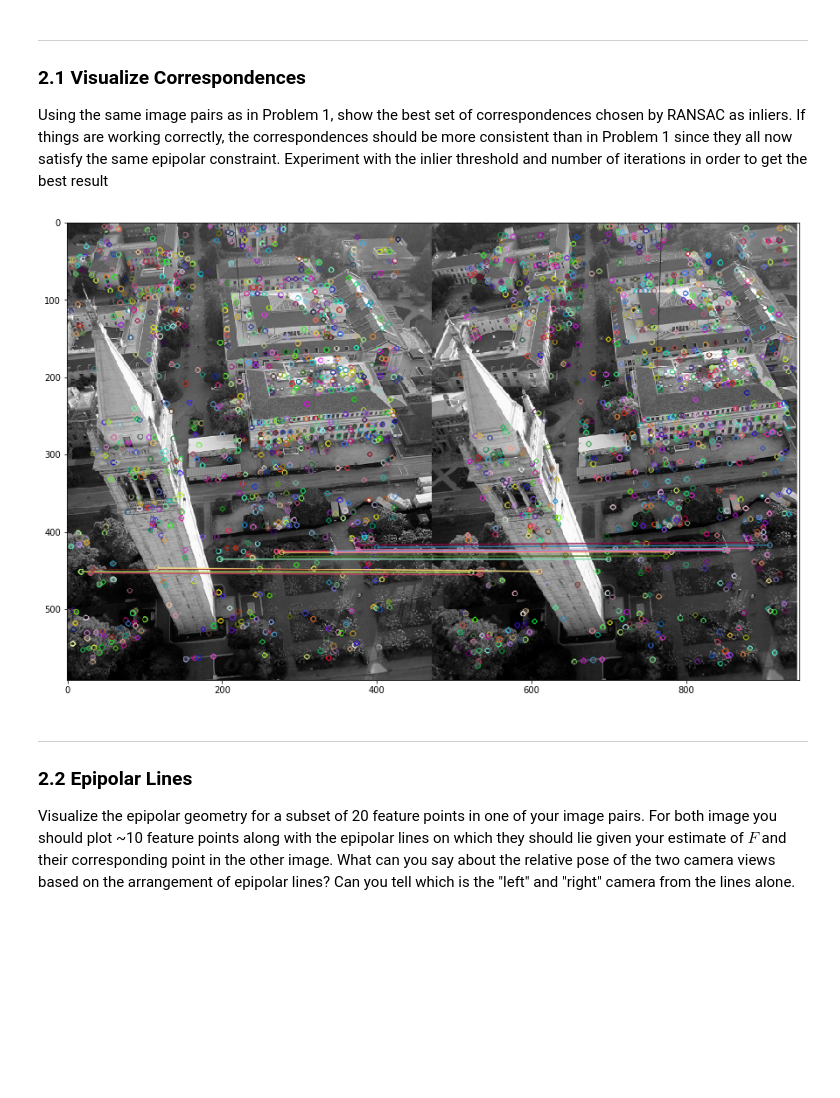
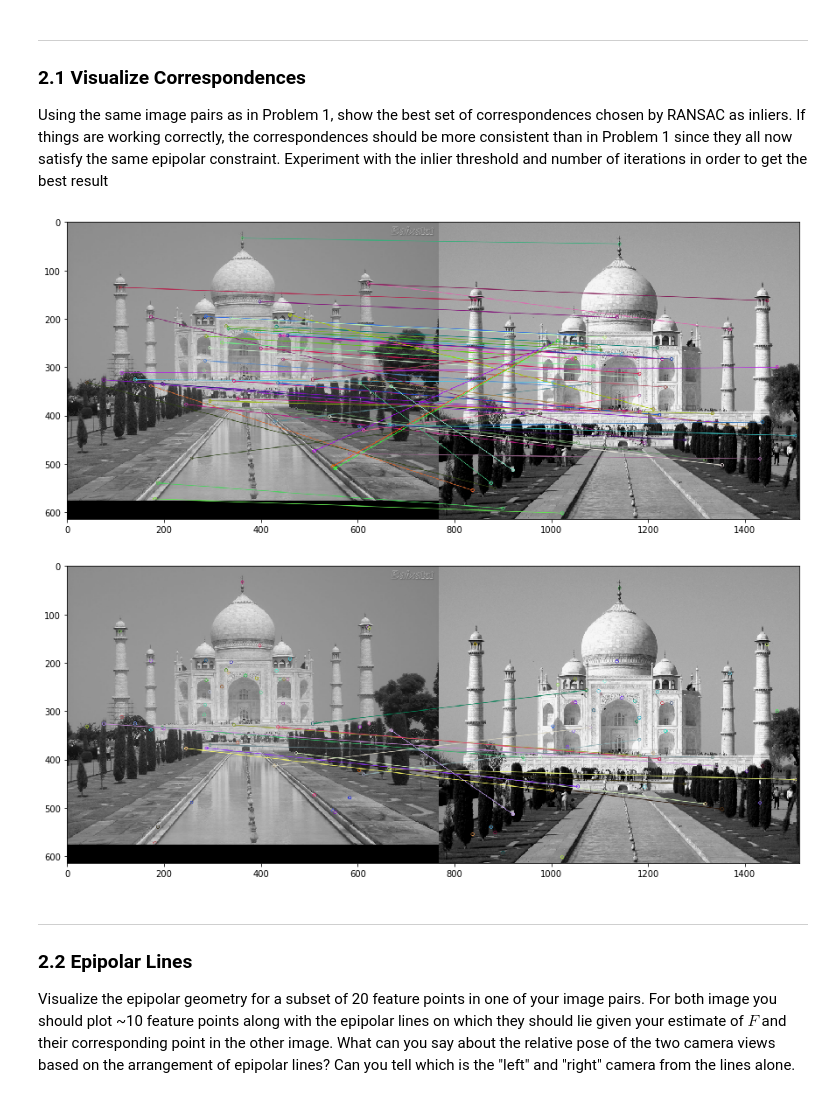
Before and after one commit to SaadManzur/Fundamental-Matrix-Computation, a Jupyter notebook: assignment2.ipynb, the cells around one changed output. Drawn from its saved outputs; the diff is of its cells as text; code cells hidden in the pictures; blank space fills up the shorter version.

```diff
--- a/assignment2.ipynb
+++ b/assignment2.ipynb
@@ -139,13 +139,13 @@ def getMatches(img1,img2):
 
 Write code below to exercise your **getMatches** function.  Choose a pair of images you want to work with.  I've provided a few examples but you are encouraged to take your own photos or use some images off the web. Visualize the resulting set of candidate matches.  You can either modify your **getMatches** function to also return the **cv2** keypoint data structures and use **cv2.drawMatchesKnn**, or alternately come up with your own visualization technique to show correpsondences.
 # %%
-img1 = opencv.imread('data/E.jpg')
+img1 = opencv.imread('data/G.jpg')
 img1 = opencv.cvtColor(img1, opencv.COLOR_BGR2RGB)
 gray1 = opencv.cvtColor(img1, opencv.COLOR_RGB2GRAY)
 dim1 = (0.6*np.asarray(gray1.shape)).astype(int)
 gray1 = opencv.resize(gray1, (dim1[1], dim1[0]))
 
-img2 = opencv.imread('data/F.jpg')
+img2 = opencv.imread('data/H.jpg')
 img2 = opencv.cvtColor(img2, opencv.COLOR_BGR2RGB)
 gray2 = opencv.cvtColor(img2, opencv.COLOR_RGB2GRAY)
 dim2 = (0.6*np.asarray(gray2.shape)).astype(int)
@@ -310,7 +310,7 @@ def fitFundamentalRANSAC(pts2L,pts2R,thresh,niter):
 
     """
 
-    MIN_INLIER_COUNT = 12
+    MIN_INLIER_COUNT = 6
 
     maxInlier = 0
     inliers = []
@@ -341,7 +341,7 @@ def fitFundamentalRANSAC(pts2L,pts2R,thresh,niter):
                     currentInliers.append(j)
 
         if len(currentInliers) > MIN_INLIER_COUNT:
-            np.append(np.asarray(currentInliers), modelIndices)
+            #np.append(np.asarray(currentInliers), modelIndices)
 
             F, fiterror = fitFundamental(pts2L[:,currentInliers], pts2R[:,currentInliers])
             #F, fiterror = fitFundamentalFromOpenCV(pts2L[:,currentInliers], pts2R[:,currentInliers])
@@ -349,6 +349,7 @@ def fitFundamentalRANSAC(pts2L,pts2R,thresh,niter):
                 continue
 
             if fiterror < chosenFiterror:
+                currentInliers = np.append(np.asarray(currentInliers), modelIndices)
                 inliers = currentInliers
                 maxInlier = len(currentInliers)
                 chosenF = F
@@ -364,5 +365,5 @@ def fitFundamentalRANSAC(pts2L,pts2R,thresh,niter):
 #  correctly eliminates them.
 #
 
-F, inliers, fiterror = fitFundamentalRANSAC(pts1, pts2, 0.001, 1000)
+F, inliers, fiterror = fitFundamentalRANSAC(pts1, pts2, 4e-5, 100000)
 # %% [output]
@@ -381,29 +384,36 @@ Using the same image pairs as in Problem 1, show the best set of correspondences
 inliers. If things are working correctly, the correspondences should be more consistent than in Problem 1 since
 they all now satisfy the same epipolar constraint. Experiment with the inlier threshold and number of iterations in order to get the best result
 # %%
-img1 = opencv.imread('data/E.jpg')
+img1 = opencv.imread('data/G.jpg')
 img1 = opencv.cvtColor(img1, opencv.COLOR_BGR2RGB)
 gray1 = opencv.cvtColor(img1, opencv.COLOR_RGB2GRAY)
 dim1 = (0.6*np.asarray(gray1.shape)).astype(int)
 gray1 = opencv.resize(gray1, (dim1[1], dim1[0]))
 
-img2 = opencv.imread('data/F.jpg')
+img2 = opencv.imread('data/H.jpg')
 img2 = opencv.cvtColor(img2, opencv.COLOR_BGR2RGB)
 gray2 = opencv.cvtColor(img2, opencv.COLOR_RGB2GRAY)
 dim2 = (0.6*np.asarray(gray2.shape)).astype(int)
 gray2 = opencv.resize(gray2, (dim2[1], dim2[0]))
 
+new = []
+for i in inliers:
+    new.append([good[i][0]])
+
 pts1, pts2, kpts1, kpts2, good = getMatches(gray1, gray2)
 
-good = [good[i] for i in inliers]
+img3 = opencv.drawMatchesKnn(gray1,kpts1,gray2,kpts2,new[:],None)
 
-img3 = opencv.drawMatchesKnn(gray1,kpts1,gray2,kpts2,good[:],None)
+img4 = opencv.drawMatchesKnn(gray1,kpts1,gray2,kpts2,good[:],None)
 
 plt.rcParams['figure.figsize'] = [15,15]
+plt.imshow(img4)
+plt.show()
 plt.imshow(img3)
 plt.show()
 # %% [output]
-[figure, old version]
+[figure, new version]
+[figure, added]
 # %% [markdown]
 ***
 ### 2.2  Epipolar Lines
```
Also changed, not shown: parts of 11 cells of this notebook, 11 other files.
